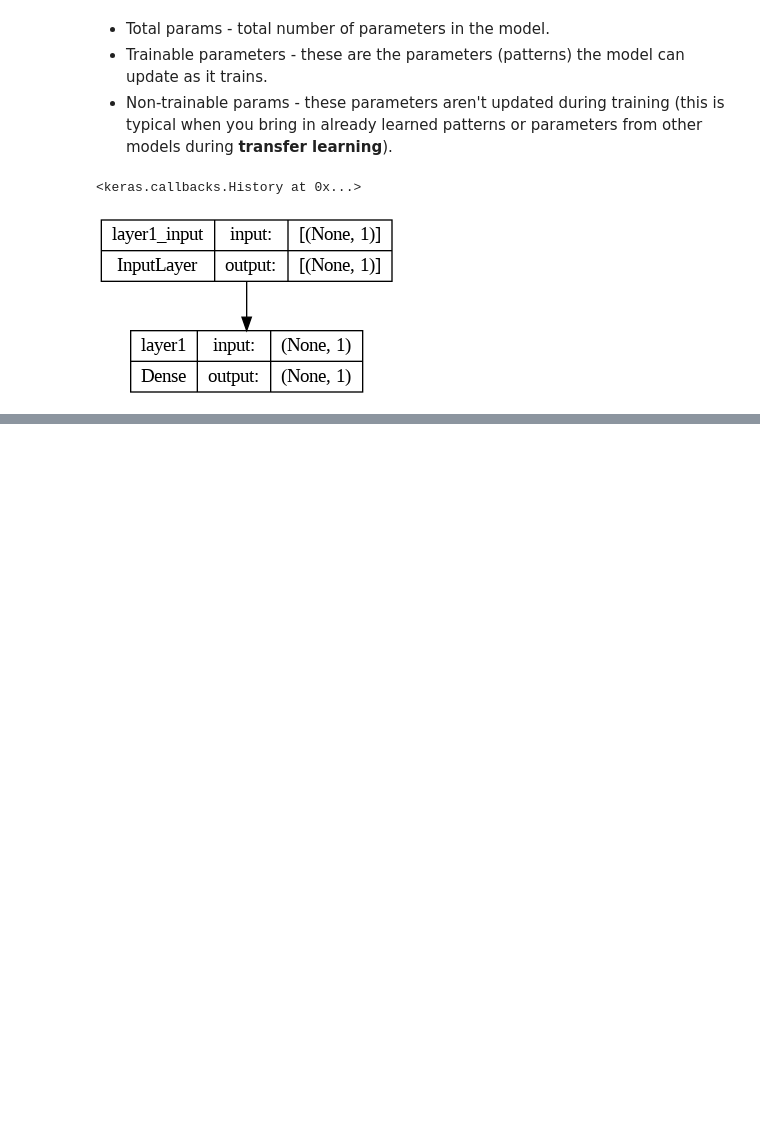
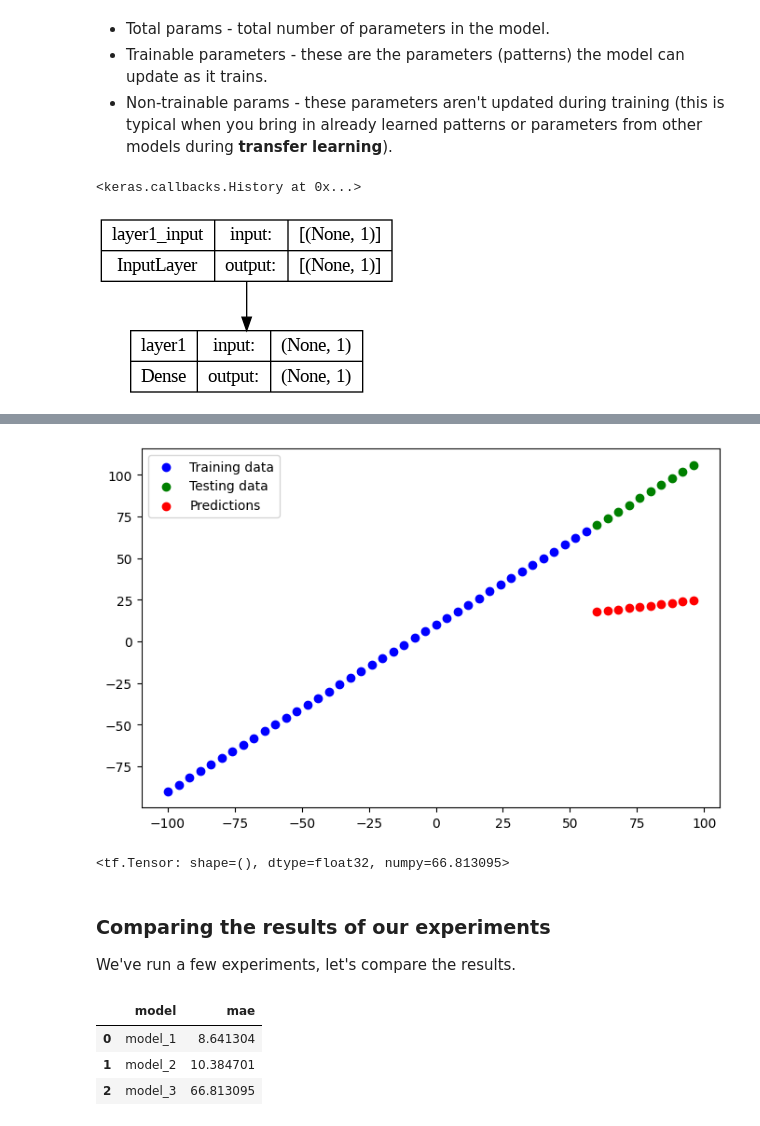
Before and after one commit to Franulo/Deep-Learning-Journey, a Jupyter notebook: 01.ipynb, the cells around one changed output, grey strips where cells are left out. Drawn from its saved outputs; the diff is of its cells as text; code cells hidden in the pictures; blank space fills up the shorter version.

```diff
--- a/01.ipynb
+++ b/01.ipynb
@@ -282,0 +468,12 @@ plot_model(model=model, show_shapes=True)
+# %%
+tf.random.set_seed(42)
+model_3 = tf.keras.Sequential([
+    tf.keras.layers.Dense(10),
+    tf.keras.layers.Dense(1)
+])
+
+model_3.compile(loss=tf.keras.losses.mae,
+                optimizer=tf.keras.optimizers.SGD(),
+                metrics=["mae"])
+
+model_3.fit(tf.expand_dims(x_train, axis=-1), y_train, epochs=500)
@@ -282,0 +499,5 @@ plot_model(model=model, show_shapes=True)
+# %%
+y_pred_3 = model_3.predict(y_test)
+plot_predictions(predictions=y_pred_3)
+y_pred_3 = tf.constant(y_pred_3, shape=(10, ))
+# %% [output]
@@ -282,0 +505,23 @@ plot_model(model=model, show_shapes=True)
+[figure, added]
+# %%
+tf.metrics.mean_absolute_error(y_test, y_pred_3)
+# %% [output]
+<tf.Tensor: shape=(), dtype=float32, numpy=66.813095>
+# %% [markdown]
+### Comparing the results of our experiments
+
+We've run a few experiments, let's compare the results.
+# %%
+# Let's compare our model's results using a pandas DataFrame
+import pandas as pd
+
+model_results = [["model_1", tf.metrics.mean_absolute_error(y_test, y_pred_1).numpy()],
+                 ["model_2", tf.metrics.mean_absolute_error(y_test, y_pred_2).numpy()],
+                 ["model_3", tf.metrics.mean_absolute_error(y_test, y_pred_3).numpy()]]
+all_results = pd.DataFrame(model_results, columns=["model", "mae"])
+all_results
+# %% [output]
+|  | model | mae |
+| 0 | model_1 | 8.641304 |
+| 1 | model_2 | 10.384701 |
+| 2 | model_3 | 66.813095 |
```
Also changed, not shown: parts of 62 cells of this notebook.
